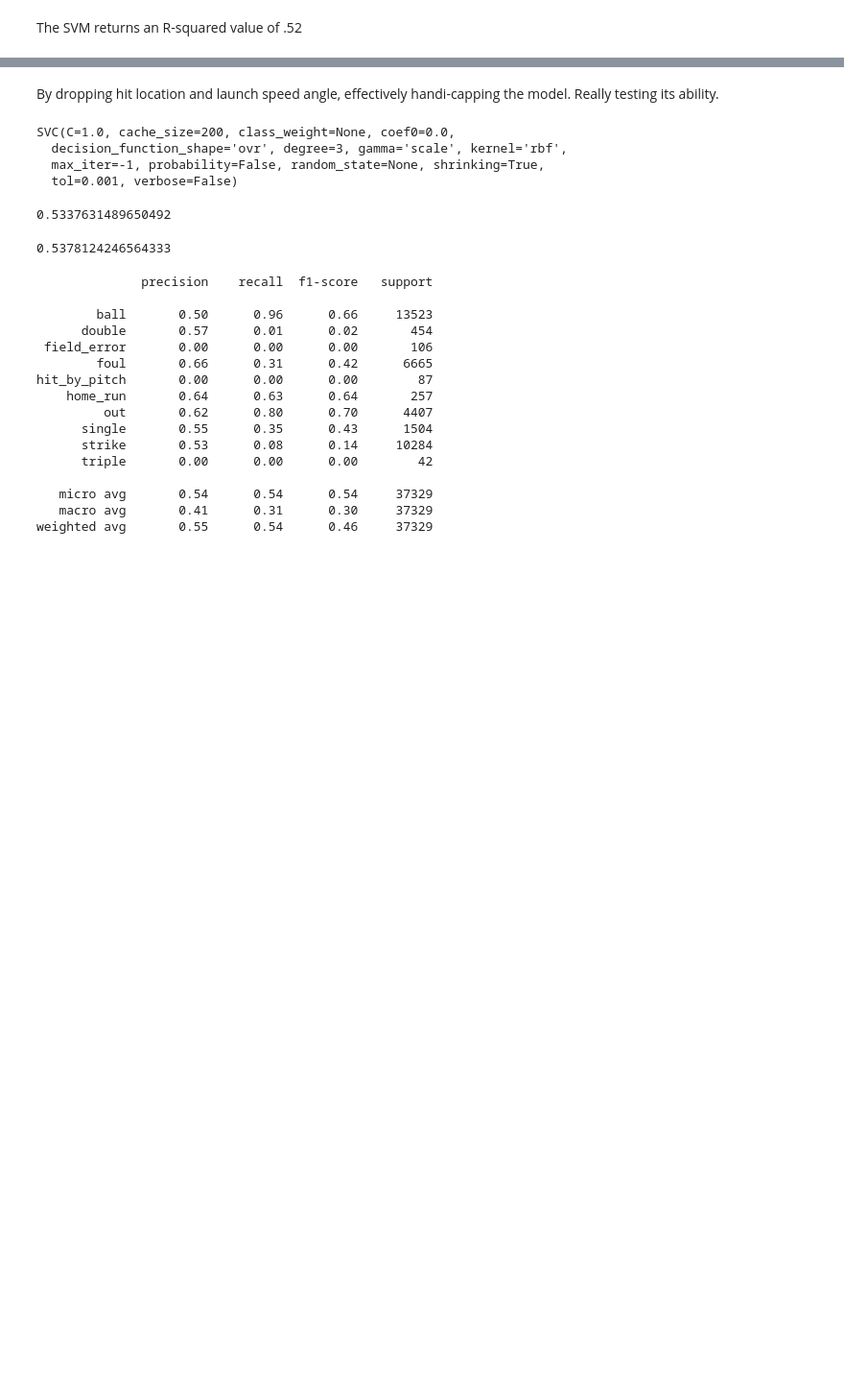
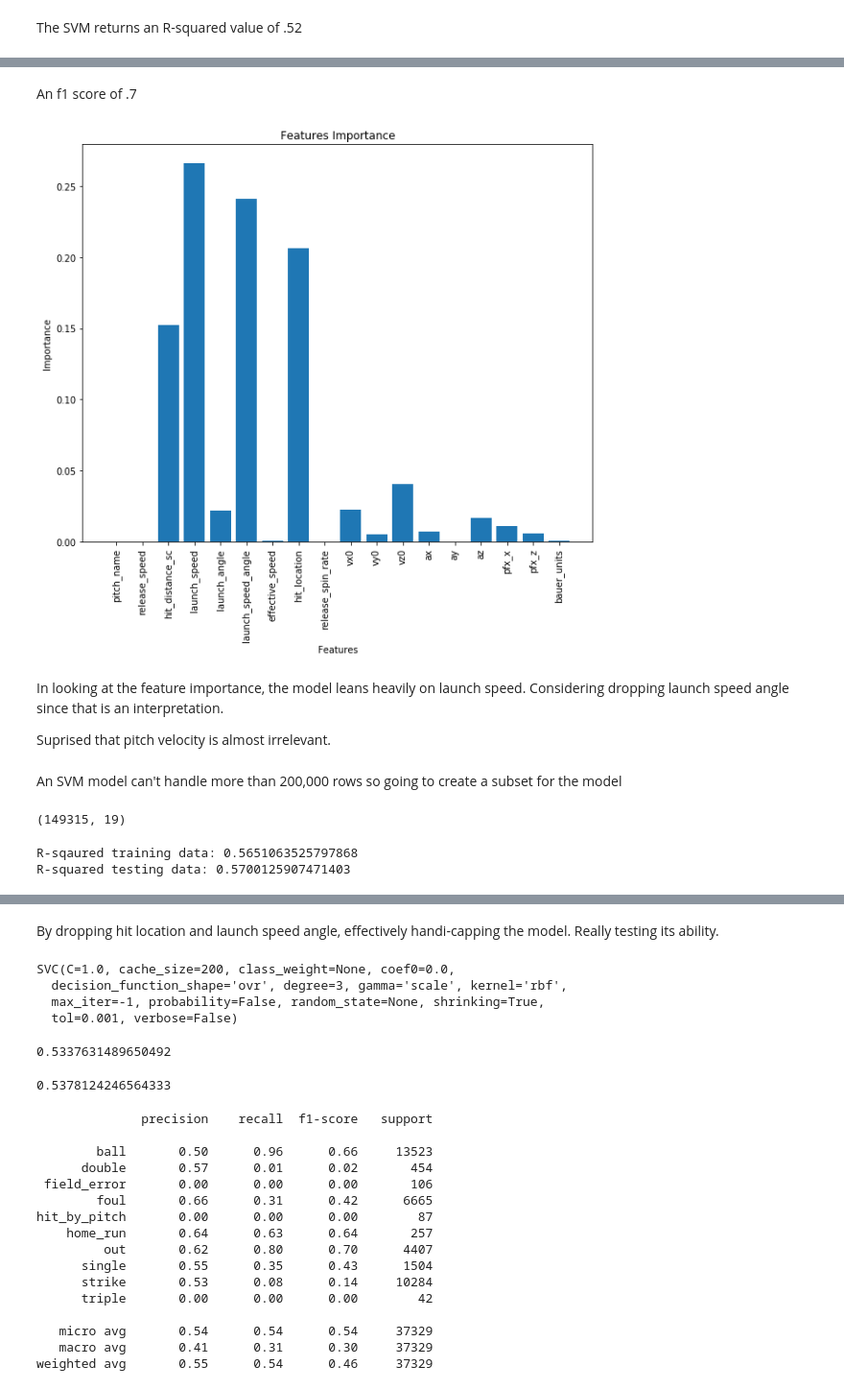
Before and after one commit to nradich/Pitch_Effective, a Jupyter notebook: Predict_outcome.ipynb, the cells around one changed output, grey strips where cells are left out. Shown at 96% size. Saved outputs shown, nothing was run; the diff lists cells and outputs as text; code cells hidden in the pictures; blank space fills up the shorter version.

Commit message:
Documented all outputs of models trying to plot

```diff
--- a/Predict_outcome.ipynb
+++ b/Predict_outcome.ipynb
@@ -281,0 +287,8 @@ svm_data.shape
+# %%
+#Breaking down into X and Y values to feed to model
+X = data.drop(columns=['events'], axis =1)
+y = data.events
+# %%
+#train and test data
+from sklearn.model_selection import train_test_split
+X_train, X_test, y_train, y_test = train_test_split(X, y, random_state=1)
@@ -281,0 +297,9 @@ svm_data.shape
+# %%
+#Logistic Regression
+from sklearn.linear_model import LogisticRegression
+classifier = LogisticRegression(multi_class= 'multinomial', solver='newton-cg', C=1e5)
+classifier.fit(X_train,y_train)
+
+#Get R-squared value for training and testing data
+print(f"R-sqaured training data: {classifier.score(X_train, y_train)}")
+print(f"R-squared testing data: {classifier.score(X_test, y_test)}")
@@ -281,0 +337,7 @@ svm_data.shape
+# %%
+#Gradient Boosting
+from sklearn.ensemble import GradientBoostingClassifier
+model = GradientBoostingClassifier()
+model.fit(X_train, y_train)
+print(f"R-sqaured training data: {model.score(X_train, y_train)}")
+print(f"R-squared testing data: {model.score(X_test, y_test)}")
@@ -281,0 +370,28 @@ svm_data.shape
+# %% [markdown]
+An f1 score of .7
+# %%
+#Feature important breakdown of the model
+import matplotlib.pyplot as plt
+plt.figure(1, figsize=(10, 8))
+plt.bar(range(len(model.feature_importances_)), model.feature_importances_)
+labels = list(X_train)
+plt.xticks(range(len(model.feature_importances_)), labels, rotation='vertical')
+plt.xlabel("Features")
+plt.ylabel("Importance")
+plt.title("Features Importance")
+plt.show()
+# %% [output]
+[figure, added]
+# %% [markdown]
+In looking at the feature importance, the model leans heavily on launch speed. Considering dropping launch speed angle since that is an interpretation.
+
+Suprised that pitch velocity is almost irrelevant.
+# %% [markdown]
+An SVM model can't handle more than 200,000 rows so going to create a subset for the model
+# %%
+#186,644 rows for the SVM model
+#getting stuck
+svm_data = data.loc[::5]
+svm_data.shape
+# %% [output]
+(149315, 19)
@@ -281,0 +410,6 @@ svm_data.shape
+# %%
+print(f"R-sqaured training data: {clf.score(X_svm_train, y_svm_train)}")
+print(f"R-squared testing data: {clf.score(X__svm_test, y_svm_test)}")
+# %% [output]
+R-sqaured training data: 0.5651063525797868
+R-squared testing data: 0.5700125907471403
```
Also changed, not shown: parts of 31 cells of this notebook.
